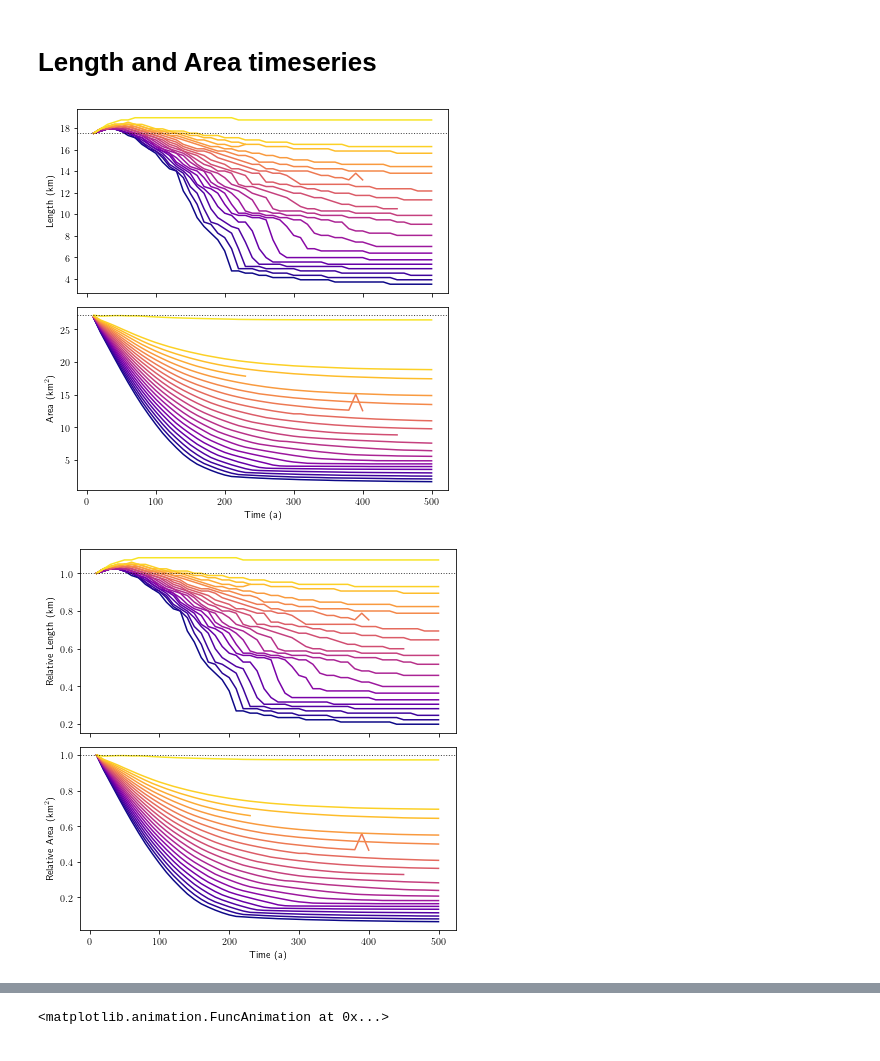
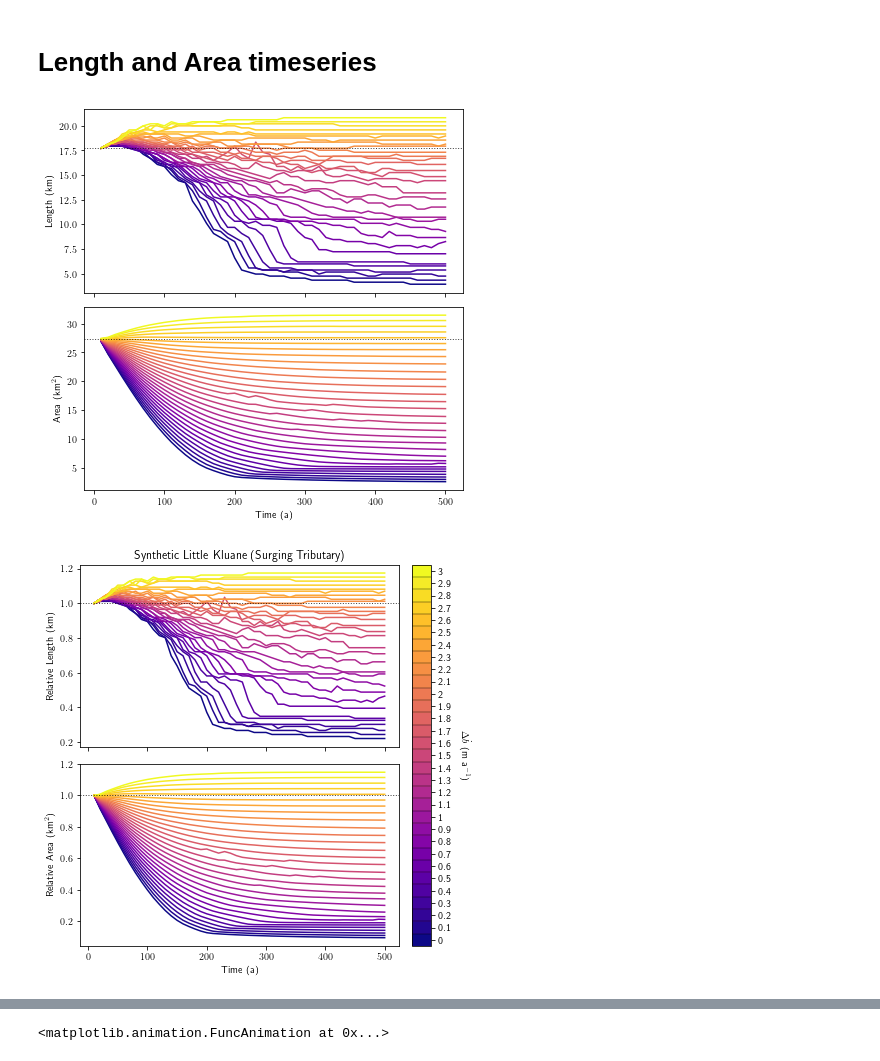
Before and after one commit to andrewdnolan/Harmonic_Beds, a Jupyter notebook: Notebooks/03.postprocessing.ipynb, the cells around one changed output, grey strips where cells are left out. Saved outputs shown, nothing was run; the diff lists cells and outputs as text; code cells hidden in the pictures.

```diff
--- a/Notebooks/03.postprocessing.ipynb
+++ b/Notebooks/03.postprocessing.ipynb
@@ -14,8 +14,9 @@ MB_PRE = []
 for i, dat in enumerate(dats):
     dat = np.loadtxt('../Synthetic/SaveData/LK_PRE_ST_FULL/{}'.format(dat))
     dat = dat.reshape(-1,101,11)
-    dat[:,:,7][dat[:,:,7] < dat[:,:,8]+10] = dat[:,:,8][dat[:,:,7] < dat[:,:,8]+10]
+    #dat[:,:,7][dat[:,:,7] < dat[:,:,8]+10] = dat[:,:,8][dat[:,:,7] < dat[:,:,8]+10]
 
     MB_PRE.append(dat)
 
-del_bd = np.linspace(0,2.25,len(MB_PRE)+1)
+
+del_bd = np.linspace(0,3.0,len(MB_PRE))
@@ -22,3 +27,22 @@ del_bd = np.linspace(0,2.25,len(MB_PRE)+1)
+# %%
+import matplotlib.colors as mcolors
+import matplotlib.cm as cm
+
+############################################################
+# For Seting up the colorbar:
+#    - http://csc.ucdavis.edu/~jmahoney/matplotlib-tips.html
+############################################################
+
+colormap = cm.plasma
+normalize = mcolors.Normalize(vmin=np.min(del_bd), vmax=np.max(del_bd))
+
+# Colorbar setup
+s_map = cm.ScalarMappable(norm=normalize, cmap=colormap)
+s_map.set_array(del_bd)
+
+# If color parameters is a linspace, we can set boundaries in this way
+halfdist = (del_bd[1] - del_bd[0])/2.0
+boundaries = np.linspace(del_bd[0] - halfdist, del_bd[-1] + halfdist, len(del_bd) + 1)
 # %% [markdown]
 # Convergence Figures
 # %%
@@ -63,7 +101,7 @@ fig, ax = plt.subplots(2,1,sharex=True,figsize=(6.0,6.0))
 
 for i in range(len(MB_PRE)):
     dat = MB_PRE[i]
-    L = np.count_nonzero(dat[:,:,7 ] > dat[:,:,8],axis=1)*206/1000.0
+    L = np.count_nonzero((dat[:,:,7 ] - dat[:,:,8]) > 10.,axis=1)*206/1000.0
     ax[0].plot((dat[:,0,0]+4)*2, L,label='$\Delta \dot b =$ {:1.2f}'.format(del_bd[i]),color=plasma[i])
     ax[0].set_ylabel('Length (km)')
 
@@ -73,7 +111,7 @@ for i in range(len(MB_PRE)):
     ax[1].set_xlabel('Time (a)')
 
 
-ax[0].axhline(np.count_nonzero(dat[0,:,7 ] > dat[0,:,8])*206/1000.0, linestyle=':',color='k',alpha=0.75,lw=1.0)
+ax[0].axhline( np.count_nonzero((dat[0,:,7 ] - dat[0,:,8]) > 10.)*206/1000.0, linestyle=':',color='k',alpha=0.75,lw=1.0)
 ax[1].axhline(np.trapz((dat[0,:,7] - dat[0,:,8])/1000.0), linestyle=':',color='k',alpha=0.75,lw=1.0)
 
 #ax[0].legend(title='(m a$^{-1}$)',fontsize='small');
@@ -81,28 +119,32 @@ ax[1].axhline(np.trapz((dat[0,:,7] - dat[0,:,8])/1000.0), linestyle=':',color='k
 fig.tight_layout()
 fig.savefig('../plots/LK_PRE_MB_length.png',dpi=300,bbox_inches='tight')
 # %% [output]
-[figure, old version]
+[figure, new version]
 # %%
-fig, ax = plt.subplots(2,1,sharex=True,figsize=(6.0,6.0))
+fig, ax = plt.subplots(2,1,sharex=True,constrained_layout=True, figsize=(6.0,6.0))
 
 for i in range(len(MB_PRE)):
     dat = MB_PRE[i]
-    L = np.count_nonzero(dat[:,:,7 ] > dat[:,:,8],axis=1)/np.count_nonzero(dat[0,:,7 ] > dat[0,:,8])#*206/1000.0
+    L = np.count_nonzero((dat[:,:,7 ] - dat[:,:,8]) > 10., axis=1)/np.count_nonzero((dat[0,:,7 ] - dat[0,:,8]) > 10.)#*206/1000.0
     ax[0].plot((dat[:,0,0]+4)*2, L,label='$\Delta \dot b =$ {:1.2f}'.format(del_bd[i]),color=plasma[i])
     ax[0].set_ylabel('Relative Length (km)')
 
     integrated = np.trapz((dat[:,:,7] - dat[:,:,8])/np.trapz(dat[0,:,7] - dat[0,:,8]), axis = 1)
     ax[1].plot((dat[:,0,0]+4)*2,integrated,label='$\Delta \dot b =$ {:1.2f}'.format(del_bd[i]),color=plasma[i])
     ax[1].set_ylabel('Relative Area (km$^2$)')
     ax[1].set_xlabel('Time (a)')
 
 
 ax[0].axhline(1.0, linestyle=':',color='k',alpha=0.75,lw=1.0)
 ax[1].axhline(1.0, linestyle=':',color='k',alpha=0.75,lw=1.0)
 
+ax[0].set_title('Synthetic Little Kluane (Surging Tributary)')
 #ax[0].legend(title='(m a$^{-1}$)',fontsize='small');
+cbar = fig.colorbar(s_map, spacing='proportional', ticks=del_bd, ax=ax, boundaries=boundaries, drawedges=True, format='%2.2g')
+cbar.set_label('$\Delta \dot b$ (m a$^{-1}$)', rotation=270, labelpad=20)
 
-fig.tight_layout()
-fig.savefig('../plots/LK_PRE_MB_length_norm.png',dpi=300,bbox_inches='tight')
+
+#fig.tight_layout()
+fig.savefig('../plots/LK_PRE_MB_length_norm.png',dpi=300,bbox_inches='tight',facecolor="w")
 # %% [output]
-[figure, old version]
+[figure, new version]
```
Also changed, not shown: parts of 33 cells of this notebook, 6 other files.
